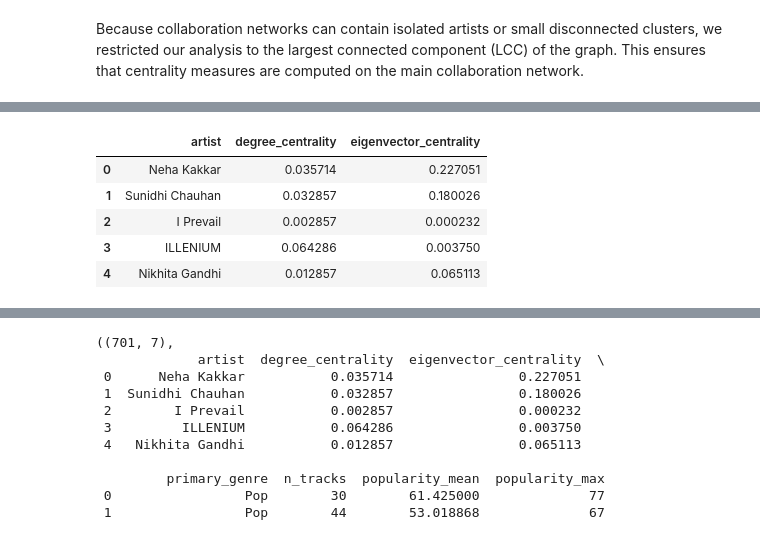
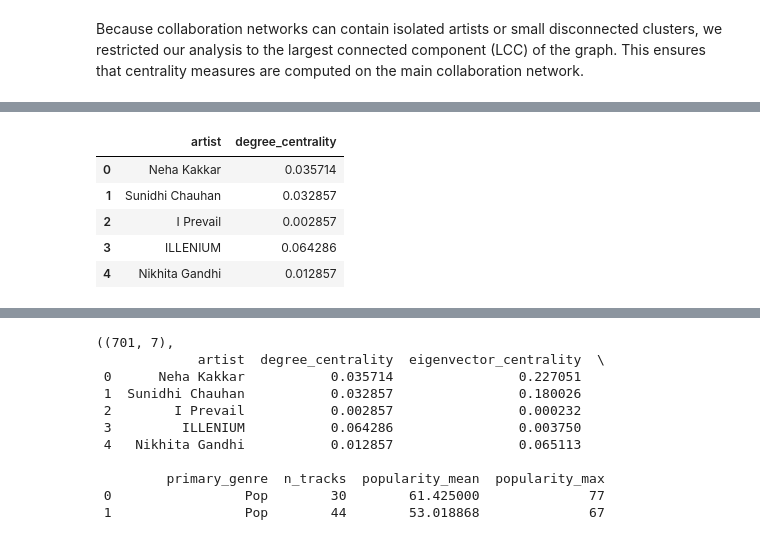
Before and after one commit to kevinhav/data_620, a Jupyter notebook: project1/project_1.ipynb, the cells around one changed output, grey strips where cells are left out. Saved outputs shown, nothing was run; the diff lists cells and outputs as text; code cells hidden in the pictures.

```diff
--- a/project1/project_1.ipynb
+++ b/project1/project_1.ipynb
@@ -44,7 +44,7 @@ G = nx.from_pandas_edgelist(
     source="source",
     target="target",
     edge_attr="weight",
-    create_using=nx.Graph()
+    create_using=nx.Graph(),
 )
 
 print("Artist nodes:", G.number_of_nodes())
@@ -66,7 +66,7 @@ G_mixed = nx.from_pandas_edgelist(
     source="source",
     target="target",
     edge_attr="relationship",
-    create_using=nx.Graph()
+    create_using=nx.Graph(),
 )
 
 node_type = nodes.set_index("id")["type"].to_dict()
@@ -216,20 +196,22 @@ These results suggest that artists in certain genres tend to occupy more influen
 # %%
 # Degree centrality
 deg = nx.degree_centrality(G_cc)
 
 # Eigenvector centrality
 eig = nx.eigenvector_centrality(G_cc, max_iter=1000)
 
-cent_df = pd.DataFrame({
-    "artist": list(G_cc.nodes()),
-    "degree_centrality": [deg[a] for a in G_cc.nodes()],
-    "eigenvector_centrality": [eig[a] for a in G_cc.nodes()],
-})
-cent_df.head()
+cent_df = pd.DataFrame(
+    {
+        "artist": list(G_cc.nodes()),
+        "degree_centrality": [deg[a] for a in G_cc.nodes()],
+        "eigenvector_centrality": [eig[a] for a in G_cc.nodes()],
+    }
+)
+cent_df[["artist", "degree_centrality"]].head()
 # %% [output]
-|  | artist | degree_centrality | eigenvector_centrality |
-| 0 | Neha Kakkar | 0.035714 | 0.227051 |
-| 1 | Sunidhi Chauhan | 0.032857 | 0.180026 |
-| 2 | I Prevail | 0.002857 | 0.000232 |
-| 3 | ILLENIUM | 0.064286 | 0.003750 |
-| 4 | Nikhita Gandhi | 0.012857 | 0.065113 |
+|  | artist | degree_centrality |
+| 0 | Neha Kakkar | 0.035714 |
+| 1 | Sunidhi Chauhan | 0.032857 |
+| 2 | I Prevail | 0.002857 |
+| 3 | ILLENIUM | 0.064286 |
+| 4 | Nikhita Gandhi | 0.012857 |
```
Also changed, not shown: parts of 10 cells of this notebook, 3 other files.
